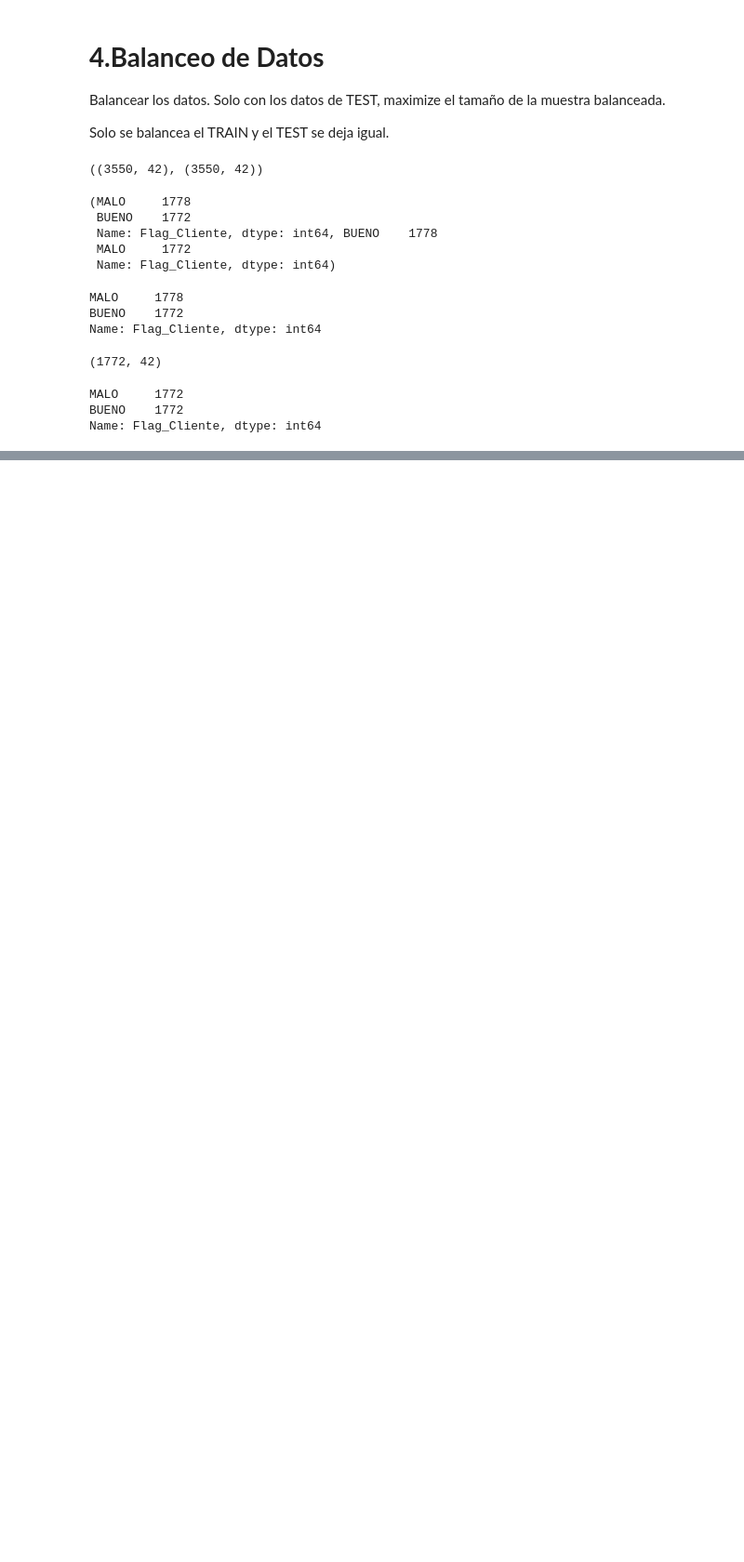
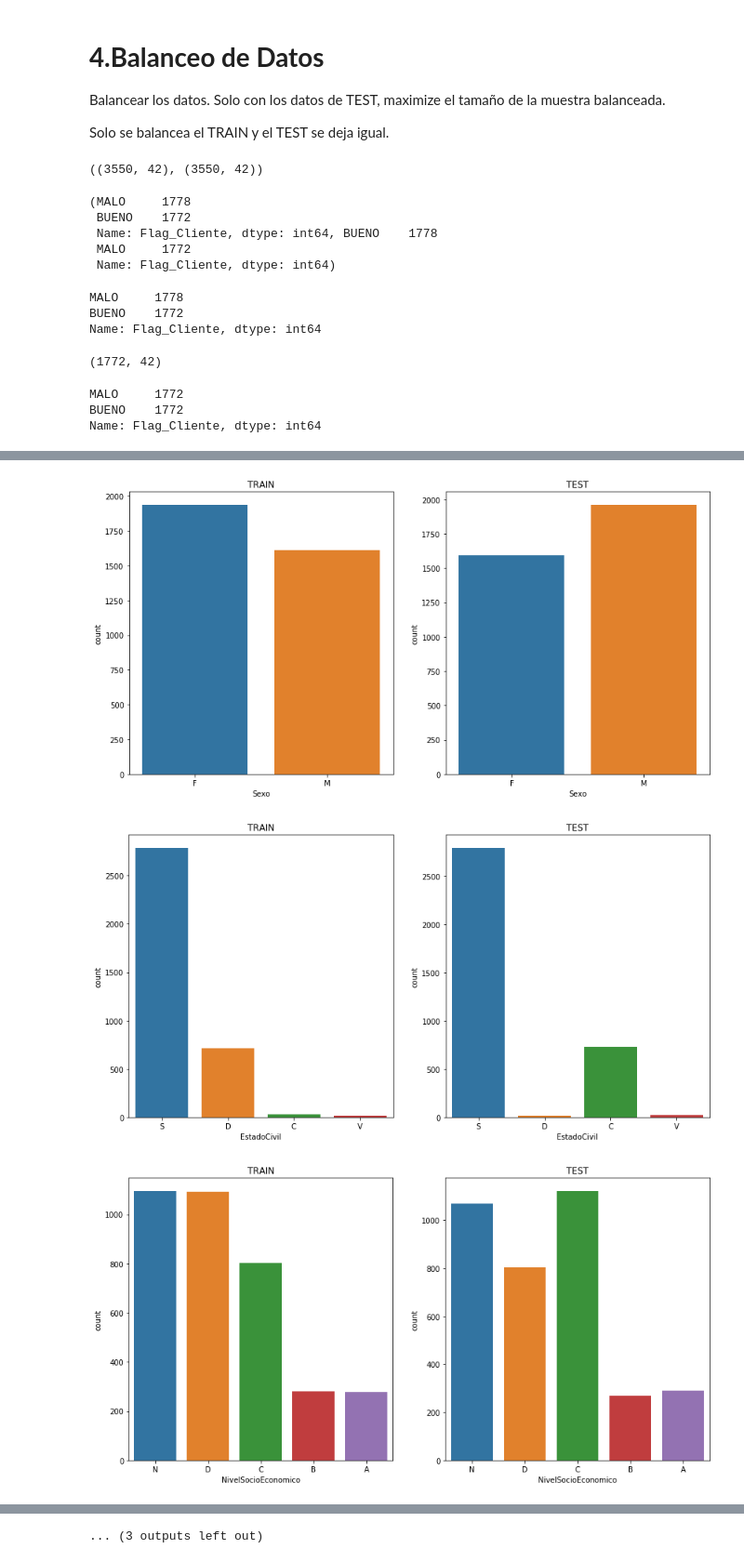
Before and after one commit to willians124/ML, a Jupyter notebook: Parcial_Regresión_Logística.ipynb, the cells around one changed output, grey strips where cells are left out. Shown at 93% size. Drawn from its saved outputs; the diff is of its cells as text; code cells hidden in the pictures; blank space fills up the shorter version.

```diff
--- a/Parcial_Regresión_Logística.ipynb
+++ b/Parcial_Regresión_Logística.ipynb
@@ -491,0 +233,15 @@ cat_ind=[features.index(x) for x in categorical]
+# %%
+for cat in feature_columns["categorical"]:
+
+  f, (ax1, ax2) = plt.subplots(1, 2, figsize=(14,7), sharex=True)
+  sns.countplot(x=cat,data=Train_Balanceado,ax=ax1)
+  ax1.set_title("TRAIN")
+  sns.countplot(x=cat,data=Test,ax=ax2)
+  ax2.set_title("TEST")
+  plt.show()
+  import gc
+  gc.collect()
+# %% [output]
+[figure, added]
+[figure, added]
+[figure, added]
@@ -491,0 +257 @@ cat_ind=[features.index(x) for x in categorical]
+... (3 outputs left out)
```
Also changed, not shown: parts of 106 cells of this notebook.
